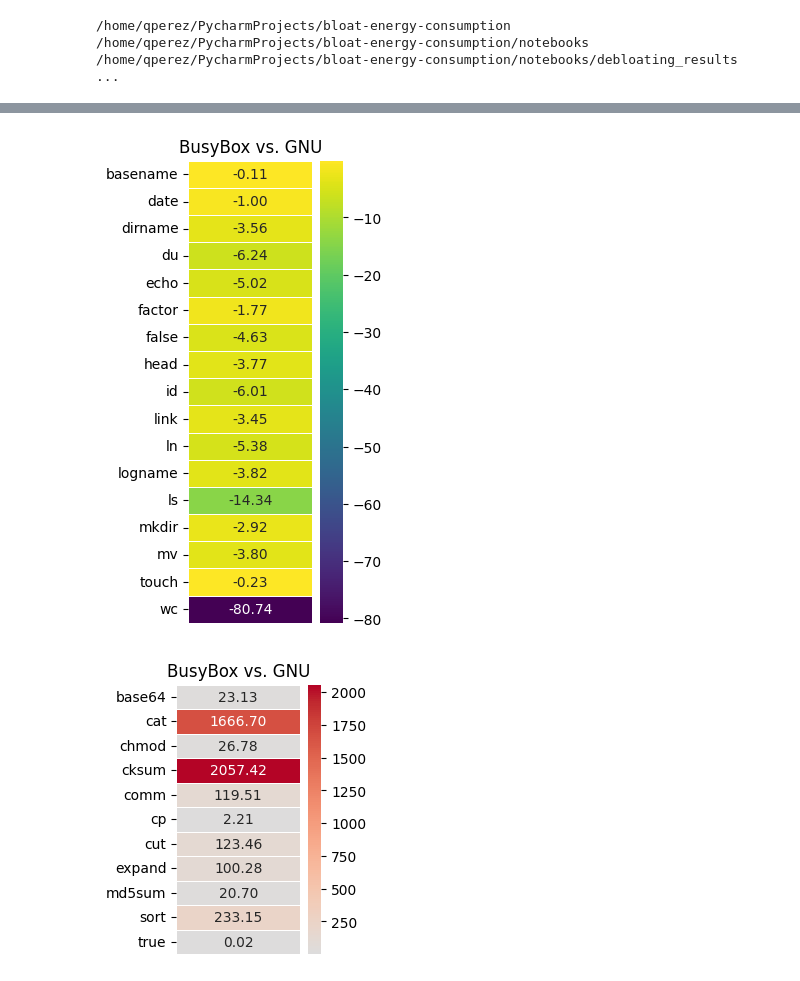
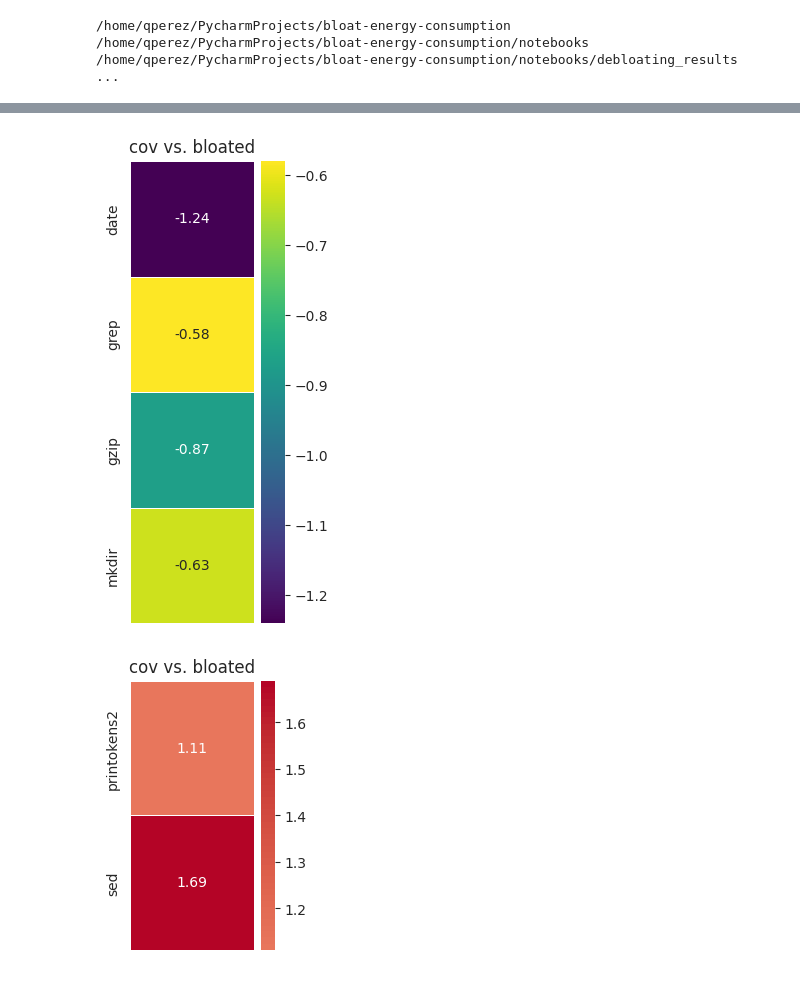
Before and after one commit to ternava/bloat-energy-consumption, a Jupyter notebook: notebooks/create_charts_debloating.ipynb, the cells around one changed output, grey strips where cells are left out. Drawn from its saved outputs; the diff is of its cells as text; code cells hidden in the pictures.

```diff
--- a/notebooks/create_charts_debloating.ipynb
+++ b/notebooks/create_charts_debloating.ipynb
@@ -183,39 +222,39 @@ plt.show()
 # %%
 import pandas as pd
 import seaborn as sns
 import matplotlib.pyplot as plt
 
 # Read the CSV file into a pandas DataFrame
-data = os.path.join(results_dir, "negative_percentages_BusyBox.csv")
+data = os.path.join(results_dir, "negative_percentages_cov.csv")
 df = pd.read_csv(data, delimiter=';')
 
-# Remove 'GNU' and 'ToyBox' columns
-df.drop(columns=['GNU', 'BusyBox'], inplace=True)
+# Remove 'bloated' and 'chisel' columns
+df.drop(columns=['bloated', 'cov'], inplace=True)
 
 # Set the Program column as the index
 df.set_index('Program', inplace=True)
 
 # Create the cluster heatmap using seaborn
 plt.figure(figsize=(2, 6))
 ax = sns.heatmap(df, annot=True, cmap='viridis', fmt=".2f", linewidths=0.5)
-plt.title('BusyBox vs. GNU')
+plt.title('cov vs. bloated')
 plt.xlabel('')
 plt.ylabel('')
 ax.set_xticks([])
 plt.show()
 # %% [output]
-[figure, old version]
+[figure, new version]
 # %%
 import pandas as pd
 import seaborn as sns
 import matplotlib.pyplot as plt
 
 # Read the CSV file into a pandas DataFrame
-data = os.path.join(results_dir, "positive_percentages_BusyBox.csv")
+data = os.path.join(results_dir, "positive_percentages_cov.csv")
 df = pd.read_csv(data, delimiter=';')
 
-# Remove 'GNU' and 'ToyBox' columns
-df.drop(columns=['GNU', 'BusyBox'], inplace=True)
+# Remove 'bloated' and 'chisel' columns
+df.drop(columns=['bloated', 'cov'], inplace=True)
 
 # Set the Program column as the index
 df.set_index('Program', inplace=True)
@@ -223,10 +262,10 @@ df.set_index('Program', inplace=True)
 # Create the cluster heatmap using seaborn
 plt.figure(figsize=(2, 3.5))
 ax = sns.heatmap(df, annot=True, cmap='coolwarm', center=0, fmt=".2f", linewidths=0.5)
-plt.title('BusyBox vs. GNU')
+plt.title('cov vs. bloated')
 plt.xlabel('')
 plt.ylabel('')
 ax.set_xticks([])
 plt.show()
 # %% [output]
-[figure, old version]
+[figure, new version]
```
Also changed, not shown: parts of 8 cells of this notebook.
